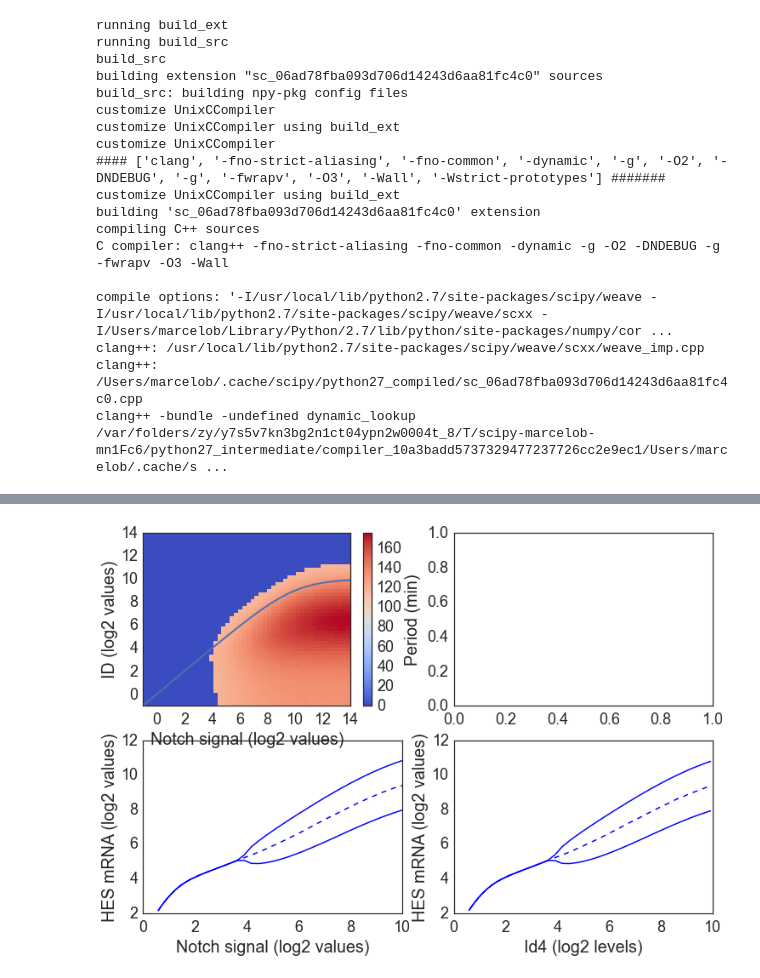
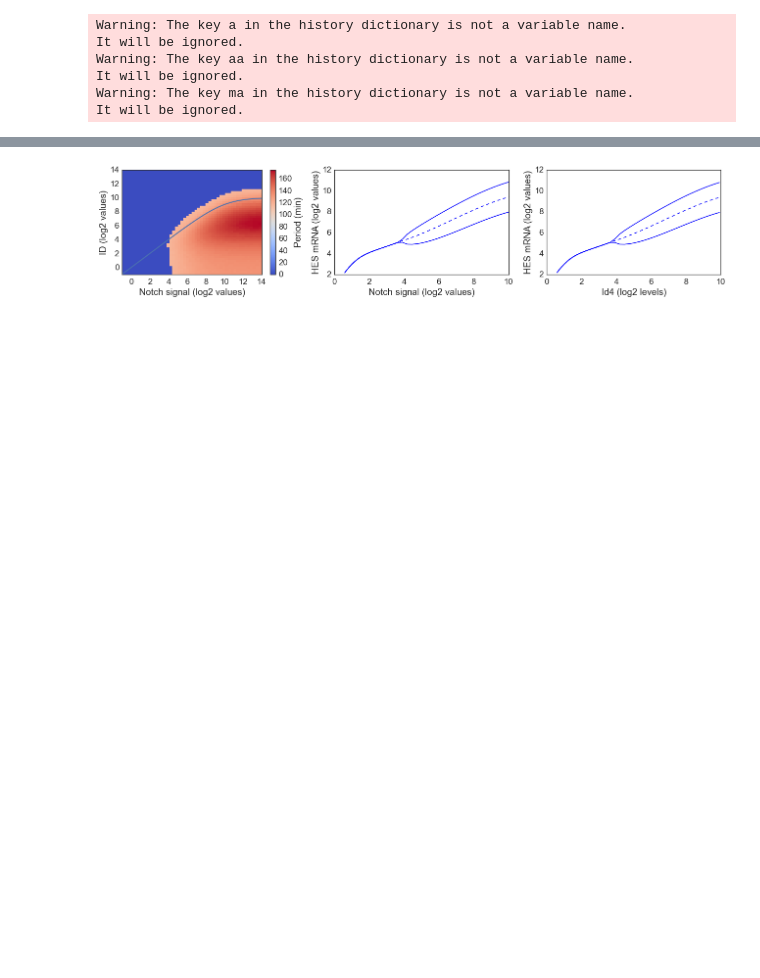
Before and after one commit to mboareto/InterplayNotchID_neurogenesis, a Jupyter notebook: InterplayNotch_IDs_modelling.ipynb, the cells around one changed output, grey strips where cells are left out. Drawn from its saved outputs; the diff is of its cells as text; code cells hidden in the pictures; blank space fills up the shorter version.

```diff
--- a/InterplayNotch_IDs_modelling.ipynb
+++ b/InterplayNotch_IDs_modelling.ipynb
@@ -26,17 +1,13 @@ $$
 # %%
-import sys
-sys.path.insert(0, './auxiliary_functions/')
 import numpy as np
 import pylab as plt
 from pydelay import dde23
-import auxilary_functions as aux
+import auxiliary_functions as aux
 import seaborn as sns
+
+%matplotlib inline
 sns.set_style('white')
-sns.set_context('notebook', font_scale=1.8, rc={'lines.linewidth': 1.5})
-%load_ext autoreload
-%autoreload 2
-%matplotlib inline
-plt.rcParams.update({'font.size': 16})
+sns.set_context('notebook', font_scale=1.7, rc={'lines.linewidth': 1.3})
 # %%
 params = {'tf' : 6000.0,  'dt' : 1.0                    # total time in min, step time
          ,'gm' : 24.0/np.log(2), 'gp' : 22.0/np.log(2)  # degradation rates HES RNA and protein, respectively
@@ -130,23 +81,21 @@ aux.bifurcation(dde, 'I', p_dic['I'],'ma', trange, label=label, log2=True, yrang
 # ------------------- Figure 2B-E ----------------------------
 cmap ='coolwarm'
 p_dic['id'] = 2**np.arange( -1.0,  14.1, 0.3)
-#p_dic = {'I' : 2**np.arange( -1.0,  14.1, 3.0),
-#         'id': 2**np.arange( -1.0,  14.1, 3.0),
-#        }
 
 f = plt.subplots(2, 2, figsize=(6*2, 4*2), sharex=False)
 ax.text(-.15, 0.96, 'E', fontsize=26, transform=ax.transAxes)
 ax.text(1.28, 0.96, 'D', fontsize=26, transform=ax.transAxes)
-plt.tight_layout()
 
 ax = plt.subplot2grid((2, 2), (0, 0), colspan=1, rowspan=1)
 aux.bifurcation(dde, 'id', p_dic['id'], 'm', trange, label=label, yrange=[3.0, 13.0], ax=ax, xlim=[0,14])
 ax = plt.subplot2grid((2, 2), (0, 1), colspan=1, rowspan=1)
 aux.bifurcation(dde, 'id', p_dic['id'], 'ma',trange, label=label, yrange=[0.0, 6.0],  ax=ax, xlim=[0,14])
 
-m = aux.phase_diagram(dde, p_dic, axis=['I', 'id'], var=['m', 'pp', 'ma', 'a', 'aa'], trange=trange)
+m = aux.phase_diagram(dde, p_dic, axis=['I', 'id'], var=['m', 'pp', 'ma', 'aa'], trange=trange)
 ax = plt.subplot2grid((2, 2), (1, 0), colspan=1, rowspan=1)
 aux.plot_pdiagram(m['m'], p_dic, axis=['I', 'id'], label=label, clim=[0,10], cmap=cmap, ax=ax, clabel='mRNA HES')
+
 ax = plt.subplot2grid((2, 2), (1, 1), colspan=1, rowspan=1)
 aux.plot_pdiagram(m['aa'],p_dic, axis=['I', 'id'], label=label, clim=[0,10], cmap=cmap, ax=ax, clabel='bHLH-bHLH')
+plt.tight_layout()
 # %% [output]
@@ -184,44 +126,30 @@ aux.plot_pdiagram(m['a'], p_dic, axis=['I', 'id'], label=label, clim=[0, 8], cma
 # %%
-# ------------------- Figure 4B-C ----------------------------
-
+# ------------------- Figure 4B ----------------------------
 params['id'] = 2**10
-eqns   = {'m' : 'km*Hn(pp(t-ti),p0,n)*Hp(I,I0,nI) - m/gm'
-         ,'p' : 'kp*m - p*( p + id*Hp(I,I0,nI))/k - p/gp'
-         ,'pp': 'p*p/k              - pp/gp'
-         ,'pi': 'p*id*Hp(I,I0,nI)/k - pi/gp'
-         }
+eqns   = {'m' : 'm0*Hp(I,h0,nI)*Hn(pp(t-ti),h0,n) - m/gm'
+         ,'p' : 'p0*m   - k*p*(p + id*Hp(I,h0,nI)) - p/gp'
+         ,'pp': 'k*p*p  - pp/gp'
+         ,'pi': 'k*p*id*Hp(I,h0,nI) - pi/gp'
+          }
 dde = dde23(eqns=eqns, params=params, supportcode=mycode)
 dde.hist_from_arrays(ic_dic)
-dde.set_sim_params(tfinal=params['tf'], RelTol=1e-10, AbsTol=1e-10, dtmax=0.1, dtmin=1e-7, dt0=0.1, MaxIter=1e+8)
+dde.set_sim_params(tfinal=params['tf'], RelTol=1e-3, AbsTol=1e-3, dtmax=0.1, dtmin=1e-3, dt0=0.1, MaxIter=1e+8)
 dde.run()
 
-f = plt.subplots(2, 2, figsize=(6*2, 4*2), sharex=False, sharey=False)
-ax = plt.subplot2grid((2, 2), (0, 0), colspan=1, rowspan=1)
+f = plt.subplots(1, 3, figsize=(6*3, 4*1), sharex=False, sharey=False)
+ax = plt.subplot2grid((1, 3), (0, 0), colspan=1, rowspan=1)
 aux.plot_pdiagram(m['m'], p_dic, axis=['I', 'id'], label=label, k='T', cmap=cmap, ax=ax, clabel='Period (min)')
-plt.plot(np.log2(p_dic['I']), np.log2(params['id']/(1.0 + (params['I0']/p_dic['I']))), linewidth=2.0)
+plt.plot(np.log2(p_dic['I']), np.log2(params['id']/(1.0 + (params['h0']/p_dic['I']))), linewidth=2.0)
 
-ax = plt.subplot2grid((2, 2), (1, 0), colspan=1, rowspan=1)
+ax = plt.subplot2grid((1, 3), (0, 1), colspan=1, rowspan=1)
 aux.bifurcation(dde, 'I', p_dic['I'], 'm', trange, label=label, yrange=[2,12], ax=ax, xlim=[0,10])
 
-ax = plt.subplot2grid((2, 2), (1, 1), colspan=1, rowspan=1)
-aux.bifurcation(dde, 'I', params['id']/(1.0+params['I0']/p_dic['I']), 'm', trange, yrange=[2,12], ax=ax,
+# ID levels are defined by params['id']*Hp(I,I0,nI)
+ax = plt.subplot2grid((1, 3), (0, 2), colspan=1, rowspan=1)
+aux.bifurcation(dde, 'I', params['id']/(1.0+params['h0']/p_dic['I']), 'm', trange, yrange=[2,12], ax=ax,
                 label={'I': 'Id4 (log2 levels)', 'm': 'HES mRNA (log2 values)'}, xlim=[0,10])
+plt.tight_layout()
 # %% [output]
-running build_ext
-running build_src
-build_src
-building extension "sc_06ad78fba093d706d14243d6aa81fc4c0" sources
-build_src: building npy-pkg config files
-customize UnixCCompiler
-customize UnixCCompiler using build_ext
-customize UnixCCompiler
-#### ['clang', '-fno-strict-aliasing', '-fno-common', '-dynamic', '-g', '-O2', '-DNDEBUG', '-g', '-fwrapv', '-O3', '-Wall', '-Wstrict-prototypes'] #######
-customize UnixCCompiler using build_ext
-building 'sc_06ad78fba093d706d14243d6aa81fc4c0' extension
-compiling C++ sources
-C compiler: clang++ -fno-strict-aliasing -fno-common -dynamic -g -O2 -DNDEBUG -g -fwrapv -O3 -Wall
-
-compile options: '-I/usr/local/lib/python2.7/site-packages/scipy/weave -I/usr/local/lib/python2.7/site-packages/scipy/weave/scxx -I/Users/marcelob/Library/Python/2.7/lib/python/site-packages/numpy/cor ...
-clang++: /usr/local/lib/python2.7/site-packages/scipy/weave/scxx/weave_imp.cpp
-clang++: /Users/marcelob/.cache/scipy/python27_compiled/sc_06ad78fba093d706d14243d6aa81fc4c0.cpp
-clang++ -bundle -undefined dynamic_lookup /var/folders/zy/y7s5v7kn3bg2n1ct04ypn2w0004t_8/T/scipy-marcelob-mn1Fc6/python27_intermediate/compiler_10a3badd5737329477237726cc2e9ec1/Users/marcelob/.cache/s ...
+Warning: The key a in the history dictionary is not a variable name.                            It will be ignored.
+Warning: The key aa in the history dictionary is not a variable name.                            It will be ignored.
+Warning: The key ma in the history dictionary is not a variable name.                            It will be ignored.
@@ -231 +156 @@ Warning: The key ma in the history dictionary is not a variable name.
-[figure, old version]
+[figure, new version]
```
Also changed, not shown: parts of 8 cells of this notebook.
